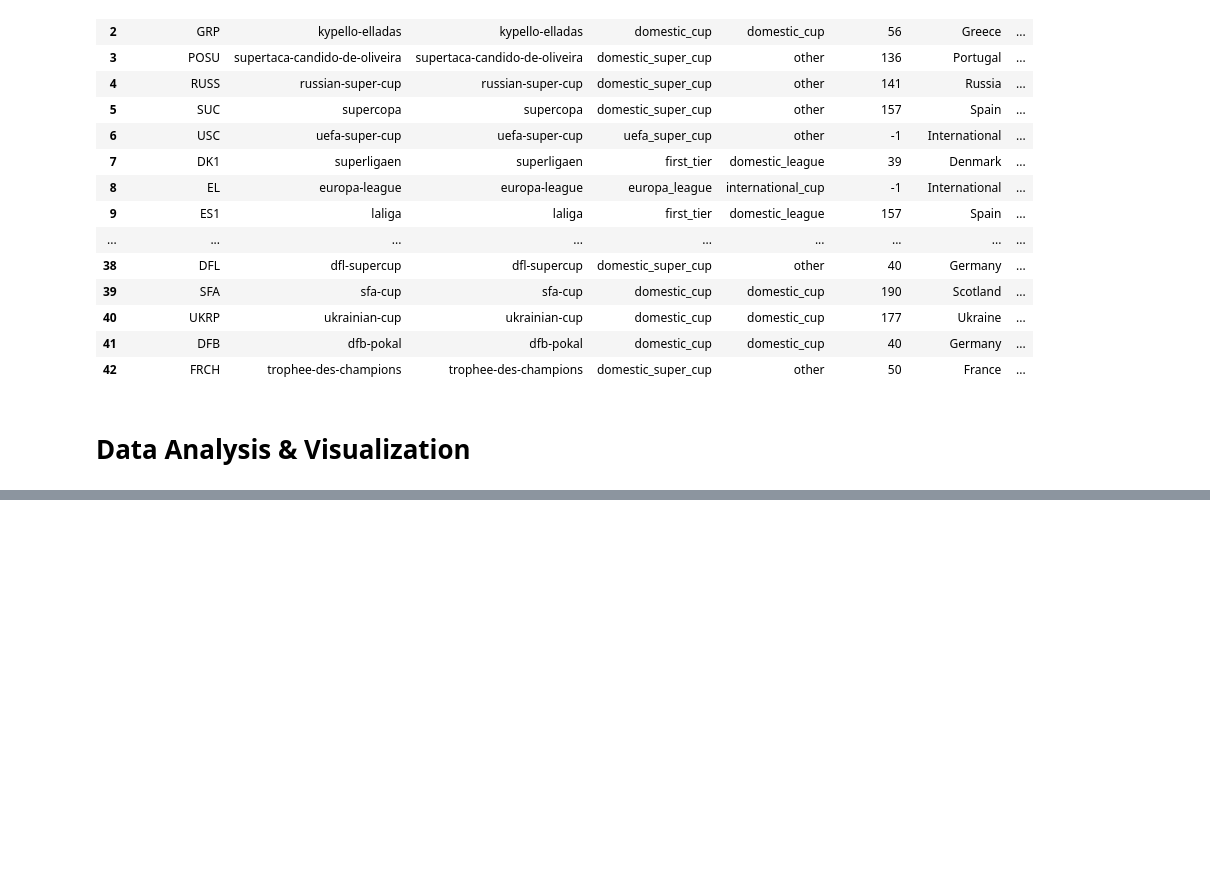
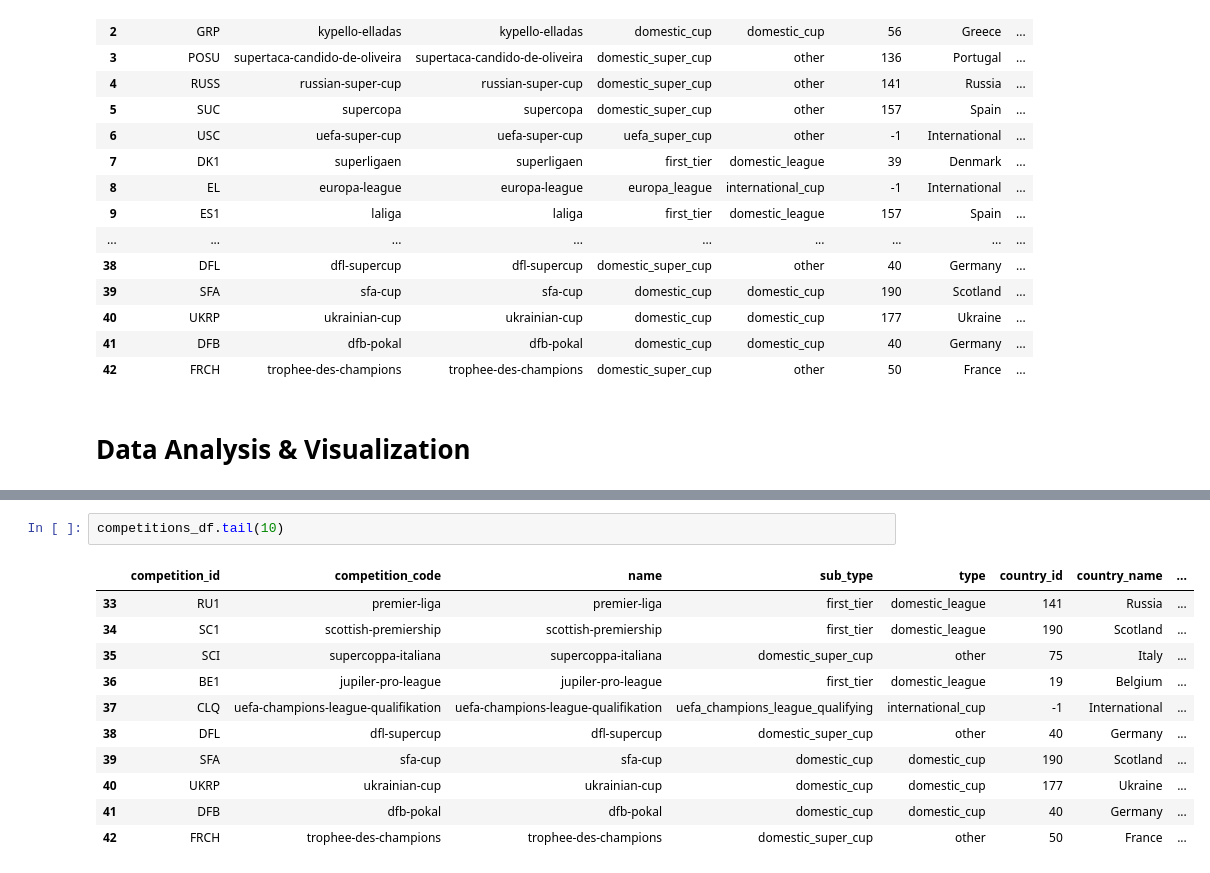
Before and after one commit to RiccardoPili/Football-Data-Analysis, a Jupyter notebook: competitions.ipynb, the cells around one changed output, grey strips where cells are left out. Cells and saved outputs as stored; diff of their text form; blank space fills up the shorter version.

```diff
--- a/competitions.ipynb
+++ b/competitions.ipynb
@@ -163,0 +219,14 @@ competitions_df
+# %%
+competitions_df.tail(10)
+# %% [output]
+|  | competition_id | competition_code | name | sub_type | type | country_id | country_name | ... |
+| 33 | RU1 | premier-liga | premier-liga | first_tier | domestic_league | 141 | Russia | ... |
+| 34 | SC1 | scottish-premiership | scottish-premiership | first_tier | domestic_league | 190 | Scotland | ... |
+| 35 | SCI | supercoppa-italiana | supercoppa-italiana | domestic_super_cup | other | 75 | Italy | ... |
+| 36 | BE1 | jupiler-pro-league | jupiler-pro-league | first_tier | domestic_league | 19 | Belgium | ... |
+| 37 | CLQ | uefa-champions-league-qualifikation | uefa-champions-league-qualifikation | uefa_champions_league_qualifying | international_cup | -1 | International | ... |
+| 38 | DFL | dfl-supercup | dfl-supercup | domestic_super_cup | other | 40 | Germany | ... |
+| 39 | SFA | sfa-cup | sfa-cup | domestic_cup | domestic_cup | 190 | Scotland | ... |
+| 40 | UKRP | ukrainian-cup | ukrainian-cup | domestic_cup | domestic_cup | 177 | Ukraine | ... |
+| 41 | DFB | dfb-pokal | dfb-pokal | domestic_cup | domestic_cup | 40 | Germany | ... |
+| 42 | FRCH | trophee-des-champions | trophee-des-champions | domestic_super_cup | other | 50 | France | ... |
```
Also changed, not shown: parts of 2 cells of this notebook, 1 other file.
